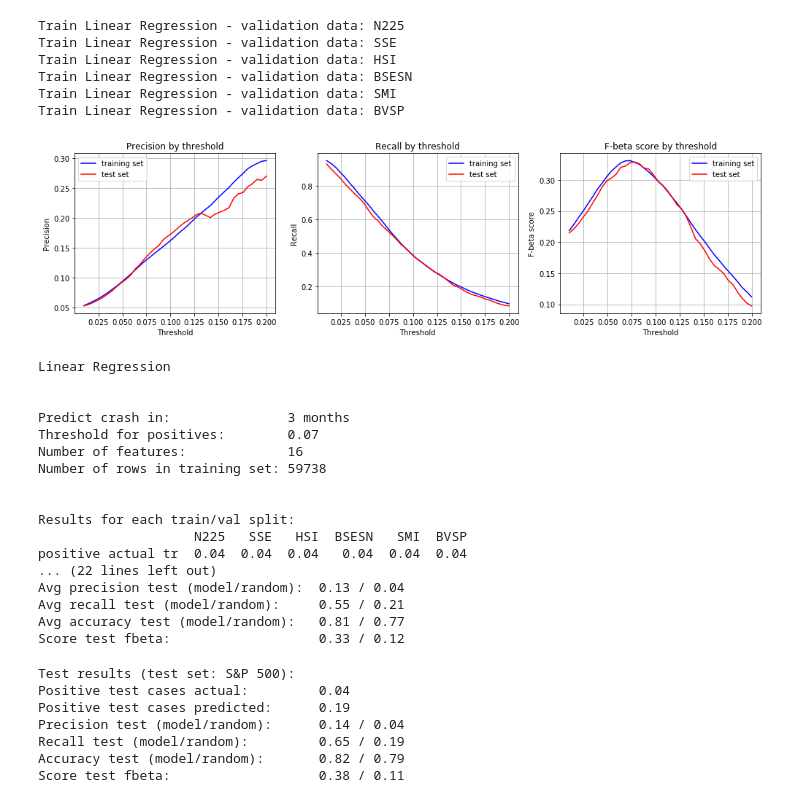
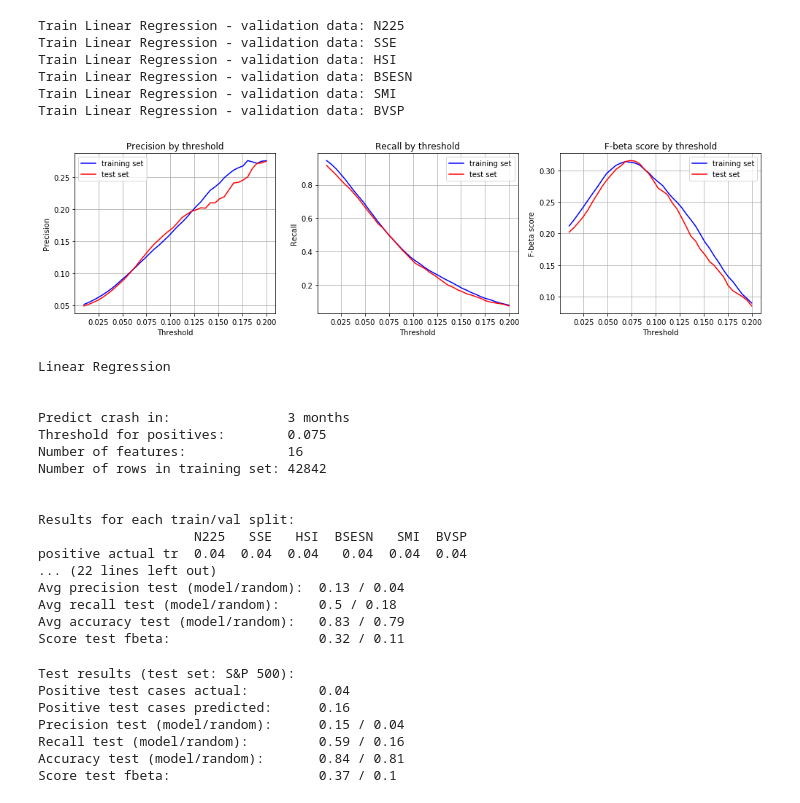
Before and after one commit to roman807/Predicting-Stock-Market-Crashes, a Jupyter notebook: models/lin_reg.ipynb, the cells around one changed output. Cells and saved outputs as stored; diff of their text form; code cells hidden in the pictures.

Commit message:
updated regression models

```diff
--- a/models/lin_reg.ipynb
+++ b/models/lin_reg.ipynb
@@ -30,38 +30,42 @@ os.chdir('/home/roman/Documents/Projects/Bubbles/data')
 datasets_original = ['^GSPC.csv', '^N225.csv', 'SSE.csv','^HSI.csv', '^BSESN.csv',\
                      '^SSMI.csv', '^BVSP.csv']
 dataset_names = ['S&P 500', 'N225', 'SSE', 'HSI', 'BSESN', 'SMI', 'BVSP']
-data = DataLoader(datasets_original, dataset_names)
 
 # specify drawdown thresholds for crashes (determined in exploration.ipynb):
-crash_thresholds = [-0.0936, -0.1101, -0.1269, -0.1470, -0.1703, -0.1106, -0.2344]
-df_combined, drawdowns, crashes = data.get_df_combined(crash_thresholds)
-months = 3              # <-- predict if crash n months ahead (use: 1, 3 or 6)
-sequence = None           # <-- number of days lookback as input(only if select_features=False)
-dfs_xy = data.get_df_xy(months=months, sequence=sequence, df_combined=df_combined, crashes=crashes)
+crash_thresholds = [-0.0936, -0.1101, -0.1269, -0.1470, -0.1703, -0.1106, -0.2344] # <-- Jacobsson
+# crash_thresholds = [-0.1053, -0.1495, -0.1706, -0.2334, -0.1563, -0.1492, -0.2264] # <-- Sornette
+months = [1, 3, 6]              # <-- predict if crash n months ahead (use: 1, 3 or 6)
+data = DataLoader(datasets_original, dataset_names)
+datasets_revised, crashes = data.get_data_revised(crash_thresholds)
+dfs_x, dfs_y = data.get_dfs_xy(months=months)
 # %%
 # -------------------- Train Linear Regression -------------------- #
 model_name = 'Linear Regression'
 test_data = 'S&P 500'
+month_prediction = 3
 index_test = [i for i, name in enumerate(dataset_names) if name == test_data][0]
+index_month = [i for i, m in enumerate(months) if m == month_prediction][0]
 training_set_names = list(dataset_names)
 training_set_names.pop(index_test)
+dfs_x_training = list(dfs_x)
+dfs_x_training.pop(index_test)
+dfs_y_training = list(dfs_y)
+dfs_y_training.pop(index_test)
 y_train_all, y_test_all = [], []
-y_pred_tr_all, y_pred_t_all = [], []
+y_pred_train_all, y_pred_test_all = [], []
 for val_data in training_set_names:
-    np_train, np_test = data.get_train_test(dfs_xy, dataset_names, test_data=val_data)# change test->val in class
-    x_train = np_train[:, 0:-1]
-    y_train = np_train[:, -1].astype(int)
+    x_train, y_train, x_test, y_test = data.get_train_test(dfs_x_training, dfs_y_training, \
+            training_set_names, test_data=val_data)
+    y_train, y_test = y_train[:, index_month].astype(int), y_test[:, index_month].astype(int)
     y_train_all.append(y_train)
-    x_test = np_test[:, 0:-1]
-    y_test = np_test[:, -1].astype(int)
     y_test_all.append(y_test)
     print('Train ' + str(model_name) + ' - validation data: ' + str(val_data))
     lm = linear_model.LinearRegression()
     model = lm.fit(x_train, y_train)
-    y_pred_tr = model.predict(x_train)
-    y_pred_tr_all.append(y_pred_tr)
-    y_pred_t = model.predict(x_test)
-    y_pred_t_all.append(y_pred_t)
+    y_pred_train = model.predict(x_train)
+    y_pred_train_all.append(y_pred_train)
+    y_pred_test = model.predict(x_test)
+    y_pred_test_all.append(y_pred_test)
 # %% [output]
 Train Linear Regression - validation data: N225
 Train Linear Regression - validation data: SSE
@@ -72,21 +76,21 @@ Train Linear Regression - validation data: BVSP
 # %%
 # -------------------- Find best threshold -------------------- #
 beta = 2
 rcParams['figure.figsize'] = 14, 4
-eval_ = EvaluateResults(y_train_all, y_test_all, y_pred_tr_all, y_pred_t_all, model_name, test_data)
+eval_ = EvaluateResults(y_train_all, y_test_all, y_pred_train_all, y_pred_test_all, model_name, test_data)
 eval_.find_threshold(beta=beta, threshold_min=0.01, threshold_max=0.20, resolution=40)
 # %% [output]
-[figure, old version]
+[figure, new version]
 # %%
 # -------------------- Evaluate results -------------------- #
-threshold = 0.07
+threshold = 0.075
 beta = 2
 print(model_name)
 print('\n')
-print('Predict crash in:               ' + str(months) + ' months')
+print('Predict crash in:               ' + str(month_prediction) + ' months')
 print('Threshold for positives:        ' + str(threshold))
 print('Number of features:             ' + str(dfs_xy[0].shape[1] - 1))
-print('Number of rows in training set: ' + str(len(y_pred_tr_all[0]) + len(y_pred_t_all[0])))
+print('Number of rows in training set: ' + str(len(y_pred_train_all[0]) + len(y_pred_test_all[0])))
 print('\n')
 eval_.training_results(threshold, training_set_names, beta=beta)
 # %% [output]
@@ -94,9 +98,9 @@ Linear Regression
 
 
 Predict crash in:               3 months
-Threshold for positives:        0.07
+Threshold for positives:        0.075
 Number of features:             16
-Number of rows in training set: 59738
+Number of rows in training set: 42842
 
 
 Results for each train/val split:
@@ -104,27 +108,24 @@ Results for each train/val split:
 positive actual tr  0.04  0.04  0.04   0.04  0.04  0.04
 ... (22 lines left out)
 Avg precision test (model/random):  0.13 / 0.04
-Avg recall test (model/random):     0.55 / 0.21
-Avg accuracy test (model/random):   0.81 / 0.77
-Score test fbeta:                   0.33 / 0.12
+Avg recall test (model/random):     0.5 / 0.18
+Avg accuracy test (model/random):   0.83 / 0.79
+Score test fbeta:                   0.32 / 0.11
 # %%
 # -------------------- Test model -------------------- #
-np_train, np_test = data.get_train_test(dfs_xy, dataset_names, test_data=test_data)
-x_train = np_train[:, 0:-1]
-y_train = np_train[:, -1].astype(int)
-x_test = np_test[:, 0:-1]
-y_test = np_test[:, -1].astype(int)
+x_train, y_train, x_test, y_test = data.get_train_test(dfs_x, dfs_y, dataset_names, test_data=test_data)
+y_train, y_test = y_train[:, index_month].astype(int), y_test[:, index_month].astype(int)
 lm = linear_model.LinearRegression()
 model = lm.fit(x_train, y_train)
-y_pred_t = model.predict(x_test)
-y_pred_t_bin = eval_.test_results(y_test, y_pred_t, threshold, beta=beta)
+y_pred_test = model.predict(x_test)
+y_pred_test_bin = eval_.test_results(y_test, y_pred_test, threshold, beta=beta)
 # %% [output]
 Test results (test set: S&P 500):
 Positive test cases actual:         0.04
-Positive test cases predicted:      0.19
-Precision test (model/random):      0.14 / 0.04
-Recall test (model/random):         0.65 / 0.19
-Accuracy test (model/random):       0.82 / 0.79
-Score test fbeta:                   0.38 / 0.11
+Positive test cases predicted:      0.16
+Precision test (model/random):      0.15 / 0.04
+Recall test (model/random):         0.59 / 0.16
+Accuracy test (model/random):       0.84 / 0.81
+Score test fbeta:                   0.37 / 0.1
 # %%
 # -------------------- Plot test results -------------------- #
```
Also changed, not shown: parts of 2 cells of this notebook, 1 other file.
